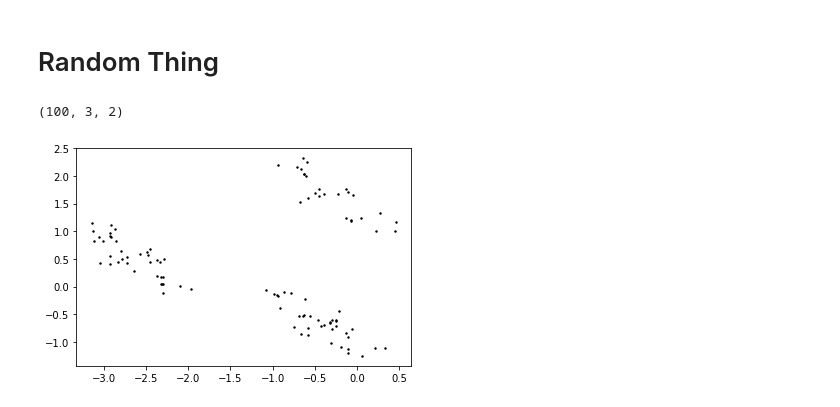
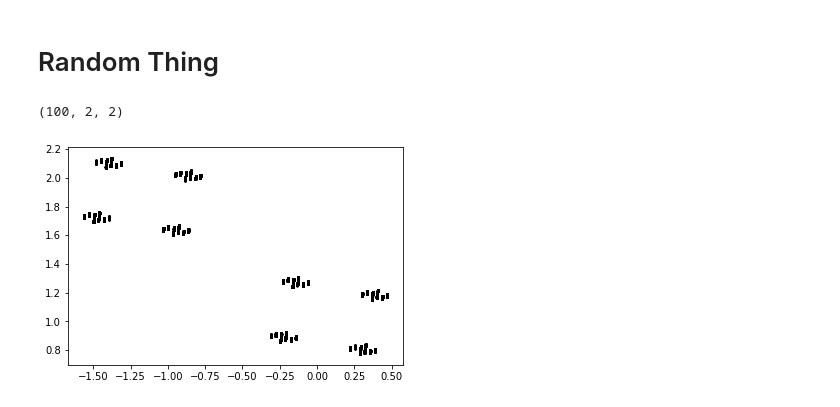
Before and after one commit to StellaAthena/fractal-ml, a Jupyter notebook: notebooks/Fractal Sampling.ipynb, the cells around one changed output. Drawn from its saved outputs; the diff is of its cells as text; code cells hidden in the pictures.

```diff
--- a/notebooks/Fractal Sampling.ipynb
+++ b/notebooks/Fractal Sampling.ipynb
@@ -95,19 +95,19 @@ plt.show()
 # %%
 def random_direction_matrix(number_of_directions, extrinsic_dim,precision=1000):
     mean = np.zeros([extrinsic_dim])
     cov = np.identity(extrinsic_dim)
     rg = np.random.Generator(PCG64())
     # We can normalize this if we want to
     base = rg.multivariate_normal(mean,cov,[precision,number_of_directions])
     return base
 
 
-directions = random_direction_matrix(3,2,100)
+directions = random_direction_matrix(2,2,100)
 print(directions.shape)
-data = generate_direction_fractal(100,0.5,directions)
+data = generate_direction_fractal(10000,0.5,directions)
 x, y = np.array(data).T
 plt.scatter(x, y, s=2, c='black')
 plt.show()
 # %% [output]
-(100, 3, 2)
+(100, 2, 2)
-[figure, old version]
+[figure, new version]
```
Also changed, not shown: parts of 3 cells of this notebook, 1 other file.
